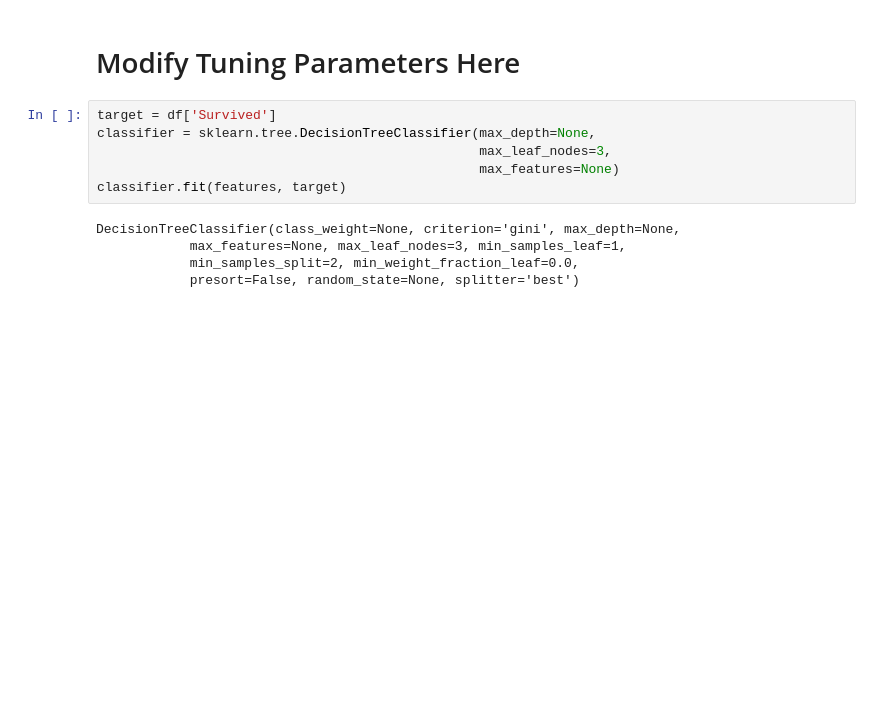
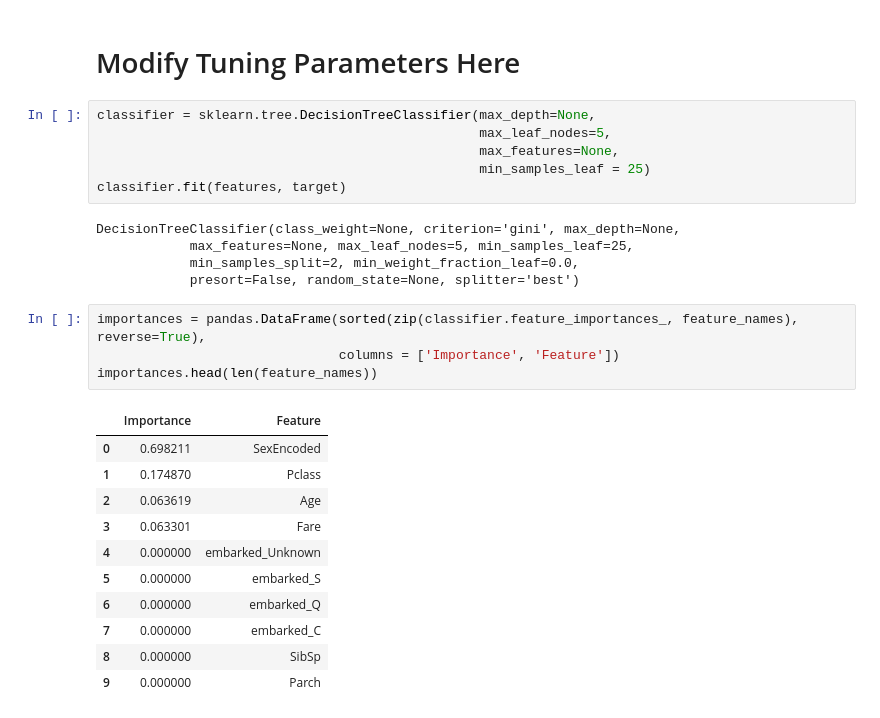
Before and after one commit to ivandir/GuildDemos, a Jupyter notebook: titanic.ipynb, the cells around one changed output. Saved outputs shown, nothing was run; the diff lists cells and outputs as text; blank space fills up the shorter version.

```diff
--- a/titanic.ipynb
+++ b/titanic.ipynb
@@ -51,16 +57,32 @@ features = imputer.fit_transform(df[feature_names])
 # %% [markdown]
- # Modify Tuning Parameters Here
+# Modify Tuning Parameters Here
 # %%
-target = df['Survived']
 classifier = sklearn.tree.DecisionTreeClassifier(max_depth=None,
-                                                 max_leaf_nodes=3,
-                                                 max_features=None)
+                                                 max_leaf_nodes=5,
+                                                 max_features=None,
+                                                 min_samples_leaf = 25)
 classifier.fit(features, target)
 # %% [output]
 DecisionTreeClassifier(class_weight=None, criterion='gini', max_depth=None,
-            max_features=None, max_leaf_nodes=3, min_samples_leaf=1,
+            max_features=None, max_leaf_nodes=5, min_samples_leaf=25,
             min_samples_split=2, min_weight_fraction_leaf=0.0,
             presort=False, random_state=None, splitter='best')
+# %%
+importances = pandas.DataFrame(sorted(zip(classifier.feature_importances_, feature_names), reverse=True),
+                               columns = ['Importance', 'Feature'])
+importances.head(len(feature_names))
+# %% [output]
+|  | Importance | Feature |
+| 0 | 0.698211 | SexEncoded |
+| 1 | 0.174870 | Pclass |
+| 2 | 0.063619 | Age |
+| 3 | 0.063301 | Fare |
+| 4 | 0.000000 | embarked_Unknown |
+| 5 | 0.000000 | embarked_S |
+| 6 | 0.000000 | embarked_Q |
+| 7 | 0.000000 | embarked_C |
+| 8 | 0.000000 | SibSp |
+| 9 | 0.000000 | Parch |
 # %%
 import pydotplus
 from IPython.display import Image
```
Also changed, not shown: parts of 8 cells of this notebook, 4 other files.
